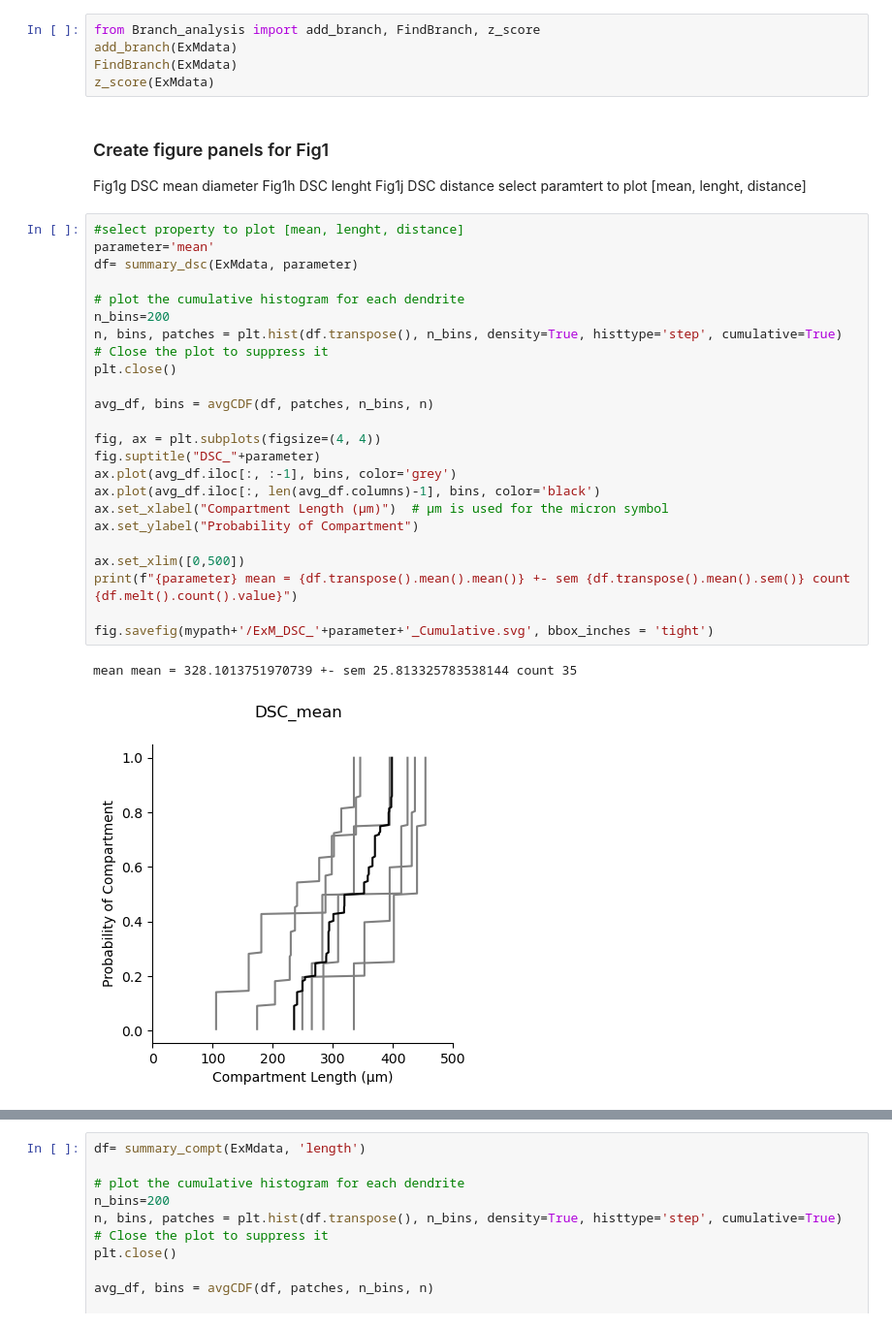
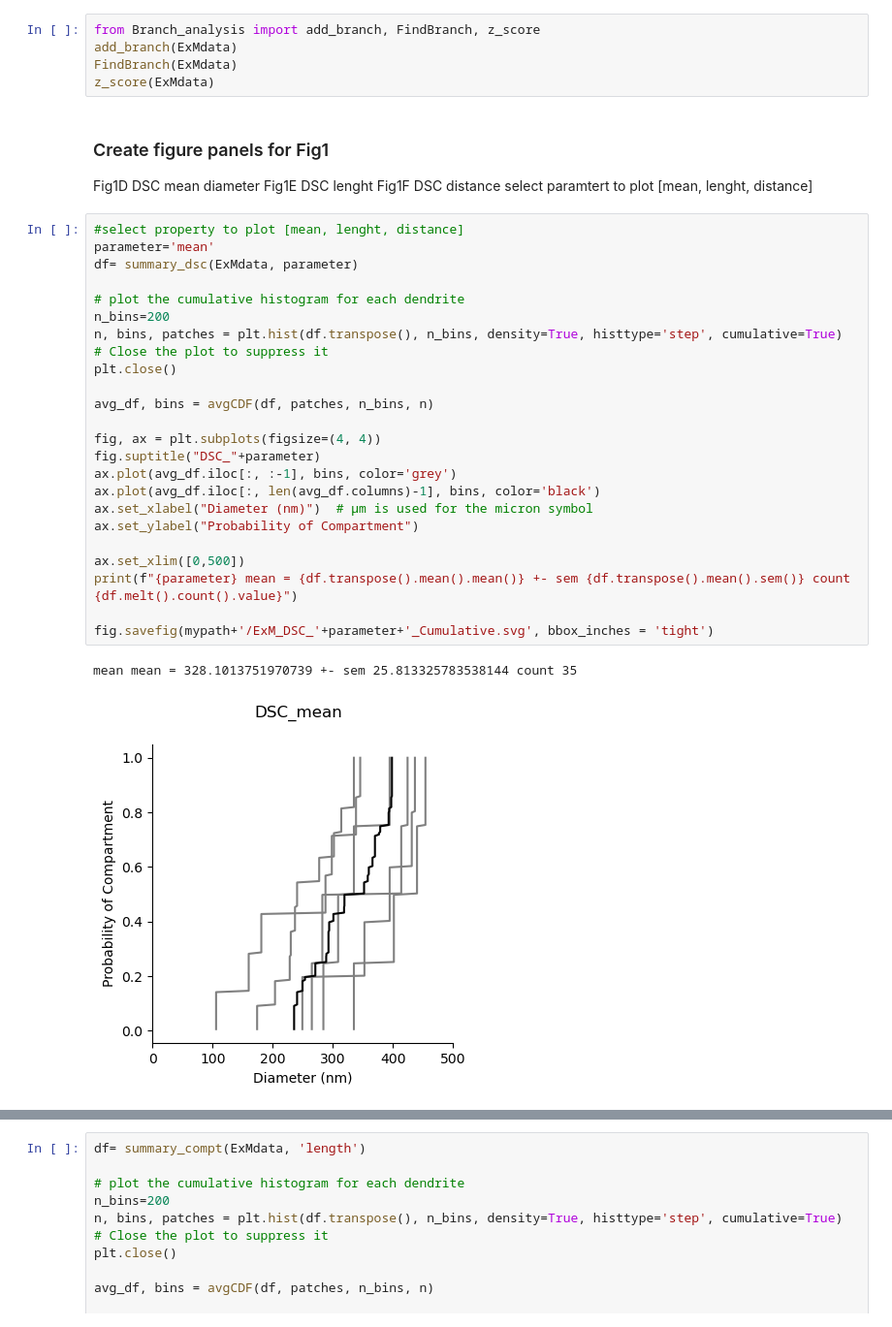
Before and after one commit to tonykelly00/DSC_morphology_pipeline, a Jupyter notebook: notebooks/ExM_analysis.ipynb, the cells around one changed output, grey strips where cells are left out. Shown at 97% size. Drawn from its saved outputs; the diff is of its cells as text.

```diff
--- a/notebooks/ExM_analysis.ipynb
+++ b/notebooks/ExM_analysis.ipynb
@@ -116,36 +116,36 @@ FindBranch(ExMdata)
 z_score(ExMdata)
 # %% [markdown]
 ### Create figure panels for Fig1
-Fig1g DSC mean diameter
-Fig1h DSC lenght
-Fig1j DSC distance
+Fig1D DSC mean diameter
+Fig1E DSC lenght
+Fig1F DSC distance
 select paramtert to plot [mean, lenght, distance]
 # %%
 #select property to plot [mean, lenght, distance]
 parameter='mean'
 df= summary_dsc(ExMdata, parameter)
 
 # plot the cumulative histogram for each dendrite
 n_bins=200
 n, bins, patches = plt.hist(df.transpose(), n_bins, density=True, histtype='step', cumulative=True)
 # Close the plot to suppress it
 plt.close()
 
 avg_df, bins = avgCDF(df, patches, n_bins, n)
 
 fig, ax = plt.subplots(figsize=(4, 4))
 fig.suptitle("DSC_"+parameter)
 ax.plot(avg_df.iloc[:, :-1], bins, color='grey')
 ax.plot(avg_df.iloc[:, len(avg_df.columns)-1], bins, color='black')
-ax.set_xlabel("Compartment Length (µm)")  # µm is used for the micron symbol
+ax.set_xlabel("Diameter (nm)")  # µm is used for the micron symbol
 ax.set_ylabel("Probability of Compartment")
 
 ax.set_xlim([0,500])
 print(f"{parameter} mean = {df.transpose().mean().mean()} +- sem {df.transpose().mean().sem()} count {df.melt().count().value}")
 
 fig.savefig(mypath+'/ExM_DSC_'+parameter+'_Cumulative.svg', bbox_inches = 'tight')
 # %% [output]
 mean mean = 328.1013751970739 +- sem 25.813325783538144 count 35
-[figure, old version]
+[figure, new version]
 # %% [markdown]
 ### Create figure panels for Fig. 1
```
Also changed, not shown: parts of 5 cells of this notebook, 5 other files.
